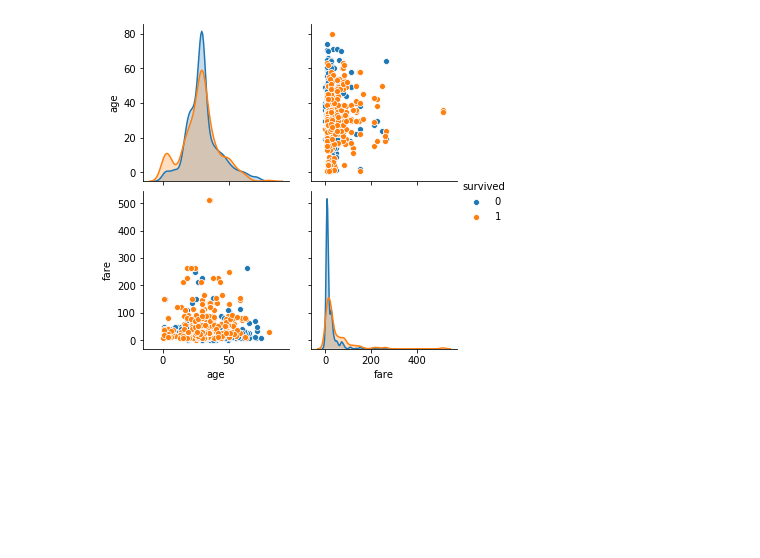
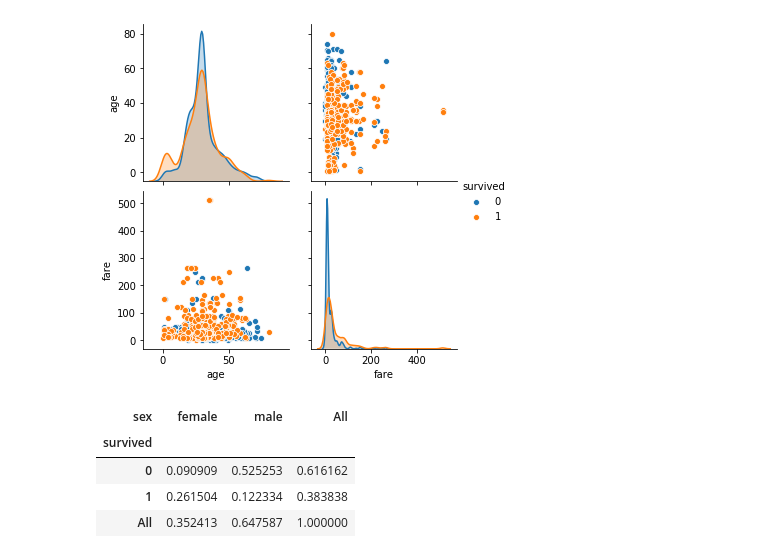
Before and after one commit to ravinder79/classification, a Jupyter notebook: classification_exercises_repeat.ipynb, the cells around one changed output. Saved outputs shown, nothing was run; the diff lists cells and outputs as text; code cells hidden in the pictures; blank space fills up the shorter version.

```diff
--- a/classification_exercises_repeat.ipynb
+++ b/classification_exercises_repeat.ipynb
@@ -242,3 +242,11 @@ sns.pairplot(df[['age', 'fare', 'survived']],hue = 'survived')
 # %% [output]
 <seaborn.axisgrid.PairGrid at 0x...>
 [figure]
+# %%
+pd.crosstab(df.survived, df.sex, normalize = True, margins = True)
+# %% [output]
+| sex | female | male | All |
+| survived |  |  |  |
+| 0 | 0.090909 | 0.525253 | 0.616162 |
+| 1 | 0.261504 | 0.122334 | 0.383838 |
+| All | 0.352413 | 0.647587 | 1.000000 |
```
Also changed, not shown: parts of 2 cells of this notebook.
